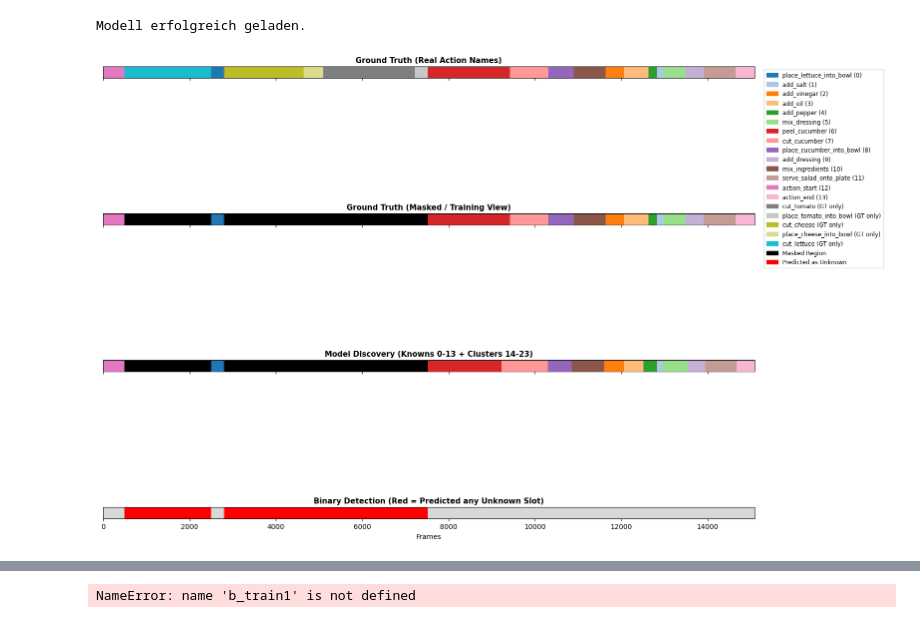
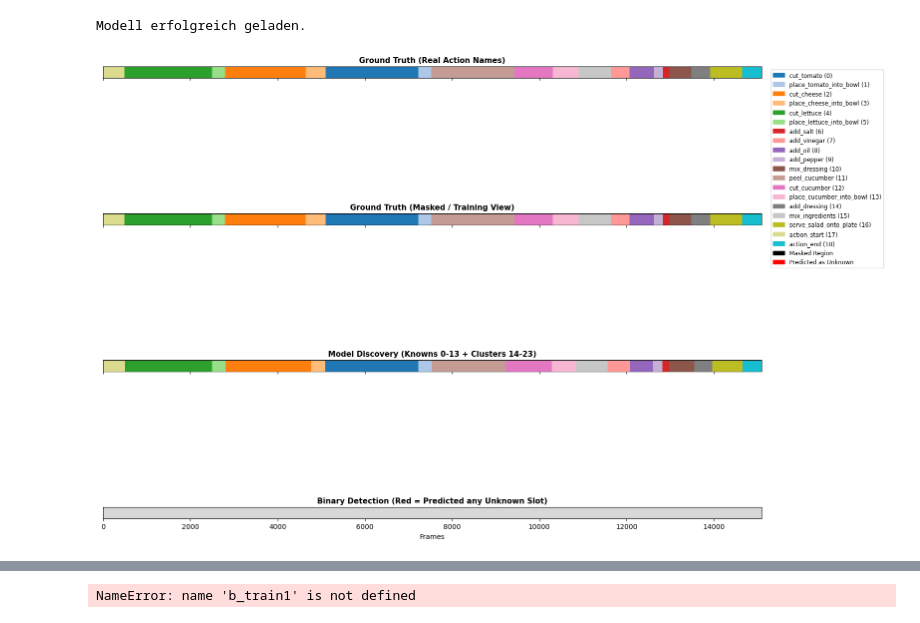
Before and after one commit to jansoft54/SSTAS, a Jupyter notebook: visualize/visualize.ipynb, the cells around one changed output, grey strips where cells are left out. Saved outputs shown, nothing was run; the diff lists cells and outputs as text; code cells hidden in the pictures.

```diff
--- a/visualize/visualize.ipynb
+++ b/visualize/visualize.ipynb
@@ -146,6 +164,7 @@ def _generate_structured_mask( features, mask_ratio=0.75, block_size=64):
 # %% [output]
 Modell erfolgreich geladen.
 # %%
+i = 0
 for batch_test in data_loader_test:
     features = batch_test["features"]
     unknown_mask = batch_test["unknown_mask"]
@@ -156,11 +175,12 @@ for batch_test in data_loader_test:
     target_start = batch_test['target_start']
     target_end = batch_test['target_end']
 
+    if i == 3:
+        break
+    i +=1
 
 
 
-
-    break
 for batch_train in data_loader_train:
 
 
@@ -176,18 +196,21 @@ import numpy as np
 import torch
 
 # --- KONFIGURATION ---
-NUM_KNOWNS = 14          # Bekannte Klassen (0-13)
+NUM_KNOWNS = 19        # Bekannte Klassen (0-13)
 NUM_PSEUDO_UNKNOWNS = 0 # Deine 10 Pseudo-Slots (14-23)
 FIRST_UNK_ID = NUM_KNOWNS
 LAST_UNK_ID = NUM_KNOWNS + NUM_PSEUDO_UNKNOWNS - 1
 
-for batch_test in data_loader_test:
-    features = batch_test["features"]
-    unknown_mask = batch_test["unknown_mask"]
-    target_truth = batch_test["target_truth"]
-    padding_mask = batch_test["padding_mask"]
-    labels_dict = batch_test["labels_dict"]
-    break
+
+unk = ["add_oil",
+               "add_vinegar",
+               "cut_cheese",
+               "mix_dressing",
+               "mix_ingredients",
+               "place_lettuce_into_bowl"]
+
+
+
 
 # 1. Model Prediction (jetzt 0 bis 23)
 # Wir gehen davon aus, dass get_model_pred den argmax über alle 24 Klassen liefert
@@ -201,9 +224,14 @@ target_truth_np = target_truth.squeeze(0).cpu().numpy()
 
 # Filtern (Padding weg)
 target_truth_valid = target_truth_np[pad_mask_np]
-unknown_mask_valid = unknown_mask_np[pad_mask_np]
+unknown_mask_valid  = torch.tensor(
+            [labels_dict[name] for name in unk],
+            device=target_truth.device
+        )
+
 res_valid = res[pad_mask_np]
 
+print(unknown_mask_valid.any())
 # --- 2. ID-Mapping ---
 raw_dict = labels_dict
 if isinstance(raw_dict, list): raw_dict = raw_dict[0]
@@ -264,31 +292,31 @@ for i, (title, data_indices) in enumerate(plots_data):
     if i == len(plots_data) - 1: axs[i].set_xlabel("Frames")
 
 # --- 6. Legende ---
 patches = []
 
 # A. Known Actions
 for i in range(NUM_KNOWNS):
     if i in id_to_name:
         patches.append(mpatches.Patch(color=color_lut[i], label=f"{id_to_name[i]} ({i})"))
 
 # B. Pseudo-Unknown Clusters (14-23)
 for i in range(FIRST_UNK_ID, LAST_UNK_ID + 1):
     patches.append(mpatches.Patch(color=color_lut[i], label=f"Discovery Cluster {i}"))
 
 # C. GT Unknowns (falls IDs im Datensatz höher sind, z.B. 50Salads hat IDs bis 48)
 unique_gt = np.unique(gt_full)
 for uid in unique_gt:
     if uid >= FIRST_UNK_ID and uid not in range(FIRST_UNK_ID, LAST_UNK_ID + 1) and uid != BLACK_ID:
         name = id_to_name.get(uid, f"GT Class {uid}")
         patches.append(mpatches.Patch(color=color_lut[uid], label=f"{name} (GT only)"))
 
 # D. Zusatz-Infos
 patches.append(mpatches.Patch(color=[0,0,0], label="Masked Region"))
 patches.append(mpatches.Patch(color=[1,0,0], label="Predicted as Unknown"))
 
 axs[0].legend(handles=patches, bbox_to_anchor=(1.01, 1), loc='upper left', ncol=1, fontsize='small')
 
 plt.tight_layout()
 plt.show()
 # %% [output]
-[figure, old version]
+[figure, new version]
```
Also changed, not shown: parts of 4 cells of this notebook, 17 other files.
